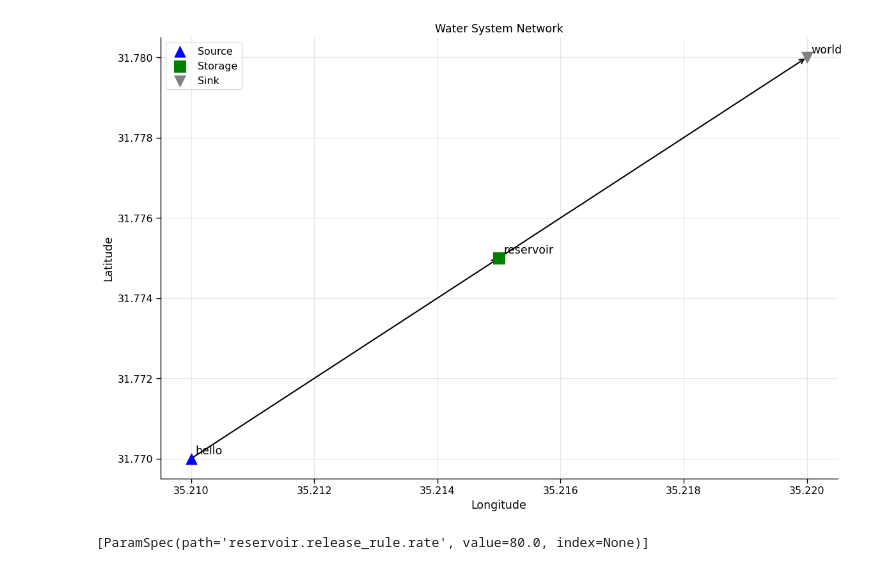
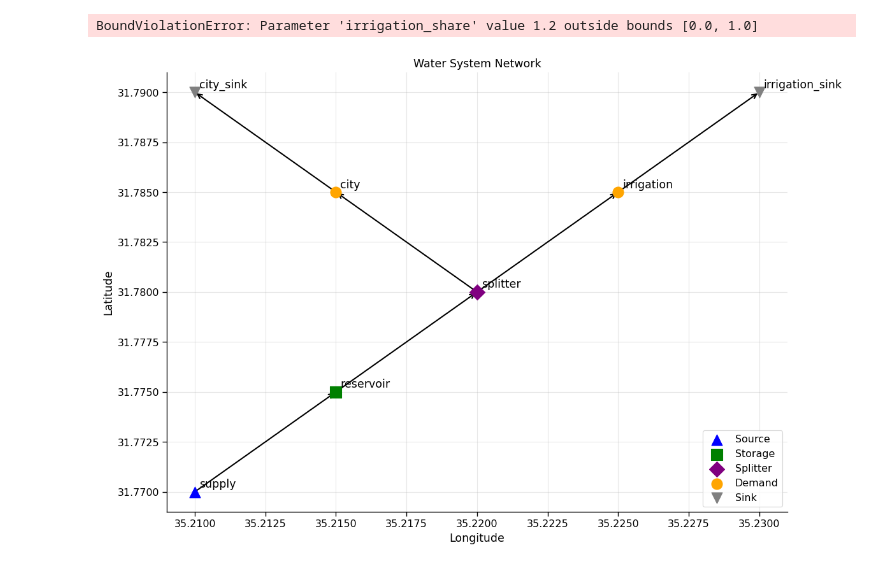
Before and after one commit to hydrosolutions/taqsim, a Jupyter notebook: notebooks/trying.ipynb, the cells around one changed output. Drawn from its saved outputs; the diff is of its cells as text; code cells hidden in the pictures.

```diff
--- a/notebooks/trying.ipynb
+++ b/notebooks/trying.ipynb
@@ -18,20 +71,59 @@ class FixedRelease(Strategy):
 # %%
-class NoLoss:
-    def calculate(self, flow, capacity, t, dt):
-        return {}
+supply = Source(id="supply", inflow=TimeSeries([100.0] * 12), location=(31.77, 35.21))
 
-system = WaterSystem(dt = 1.0)
-system.add_node(Source(id="hello", inflow=TimeSeries([100]*12), location=(31.77, 35.21)))
-system.add_node(Storage(id="reservoir", capacity=500, release_rule=FixedRelease(rate=80.0), location=(31.775, 35.215), loss_rule=NoLoss()))
-system.add_node(Sink(id="world", location=(31.78, 35.22)))
-system.add_edge(Edge(id="e", source="hello", target="reservoir", capacity=100, loss_rule=NoLoss()))
-system.add_edge(Edge(id="e2", source="reservoir", target="world", capacity=100, loss_rule=NoLoss()))
-system.validate()
+reservoir = Storage(
+    id="reservoir",
+    capacity=500,
+    release_rule=FixedRelease(rate=80.0),
+    loss_rule=NoStorageLoss(),
+    location=(31.775, 35.215),
+)
+splitter = Splitter(id="splitter", split_rule=ProportionalSplit(0.5, 0.5), location=(31.78, 35.22))
 
-system.visualize()
+irrigation = Demand(id="irrigation", requirement=TimeSeries([30.0] * 12), location=(31.785, 35.225))
+
+city = Demand(id="city", requirement=TimeSeries([40.0] * 12), location=(31.785, 35.215))
+
+irrigation_sink = Sink(id="irrigation_sink", location=(31.79, 35.23))
+
+city_sink = Sink(id="city_sink", location=(31.79, 35.21))
 # %% [output]
-[figure, removed]
+BoundViolationError: Parameter 'irrigation_share' value 1.2 outside bounds [0.0, 1.0]
 # %%
-system.param_schema()
+no_edge_loss = NoEdgeLoss()
+
+e_supply_reservoir = Edge(
+    id="e_supply_reservoir", source="supply", target="reservoir", capacity=200, loss_rule=no_edge_loss
+)
+e_reservoir_splitter = Edge(
+    id="e_reservoir_splitter", source="reservoir", target="splitter", capacity=200, loss_rule=no_edge_loss
+)
+e_splitter_irrigation = Edge(
+    id="e_splitter_irrigation", source="splitter", target="irrigation", capacity=100, loss_rule=no_edge_loss
+)
+e_splitter_city = Edge(id="e_splitter_city", source="splitter", target="city", capacity=100, loss_rule=no_edge_loss)
+
+e_irrigation_sink = Edge(
+    id="e_irrigation_sink", source="irrigation", target="irrigation_sink", capacity=100, loss_rule=no_edge_loss
+)
+e_city_sink = Edge(id="e_city_sink", source="city", target="city_sink", capacity=100, loss_rule=no_edge_loss)
-# %% [output]
-[ParamSpec(path='reservoir.release_rule.rate', value=80.0, index=None)]
+# %%
+system = WaterSystem(dt=1.0)
+
+for node in [supply, reservoir, splitter, irrigation, city, irrigation_sink, city_sink]:
+    system.add_node(node)
+
+for edge in [
+    e_supply_reservoir,
+    e_reservoir_splitter,
+    e_splitter_irrigation,
+    e_splitter_city,
+    e_irrigation_sink,
+    e_city_sink,
+]:
+    system.add_edge(edge)
+
+system.validate()
+system.visualize()
+# %% [output]
+[figure, added]
```
Also changed, not shown: parts of 6 cells of this notebook, 7 other files.
